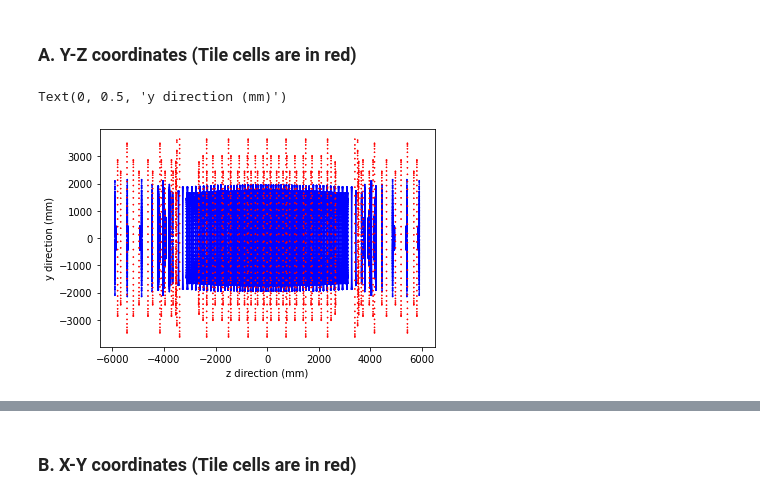
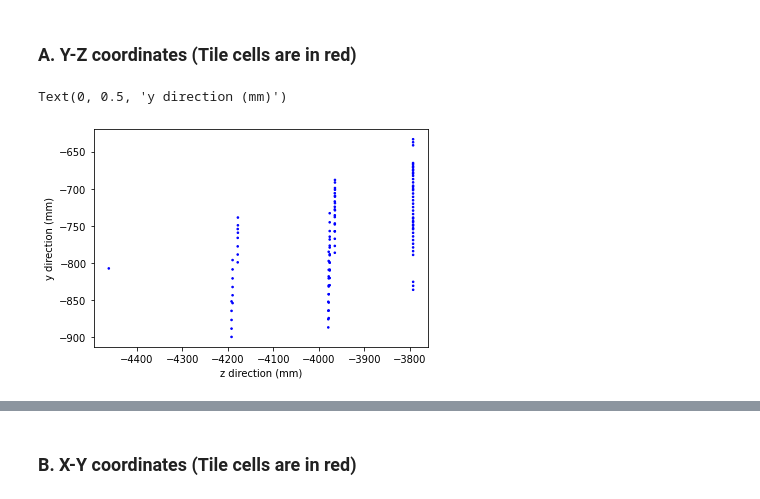
Before and after one commit to Debottam/MLBasedCaloClusteringPipeLine, a Jupyter notebook: CalorimeterDataVisualization_1events.ipynb, the cells around one changed output, grey strips where cells are left out. Drawn from its saved outputs; the diff is of its cells as text; code cells hidden in the pictures.

```diff
--- a/CalorimeterDataVisualization_1events.ipynb
+++ b/CalorimeterDataVisualization_1events.ipynb
@@ -45,5 +42,5 @@ trackML.ipynb
 # %%
-file = uproot.open("../MyxAODAnalysis_100evnts.outputs.root")
+file = uproot.open("../MyxAODAnalysis_withNB.outputs.root")
 # %%
 file.keys()
 # %% [output]
@@ -74,0 +80,2 @@ branches = tree.arrays()
+# %%
+first_cluster = branches['cluster_to_cell_indices'][0][0]
@@ -142,3 +185,8 @@ We decided to use following features from an event
 # Visualization of cell geometry
 # %% [markdown]
 ### A. Y-Z coordinates (Tile cells are in red)
+# %%
+first_cell_coordinate_z = cell_coordinate_z[first_cluster]
+first_cell_coordinate_y = cell_coordinate_y[first_cluster]
+first_cell_coordinate_x = cell_coordinate_x[first_cluster]
+first_cell_subCalo = cell_subCalo[first_cluster]
@@ -145,9 +199,10 @@ We decided to use following features from an event
 # %%
-s = 1
-col = np.where(cell_subCalo==3,'r','b')
-plt.scatter(cell_coordinate_z, cell_coordinate_y, marker='.', s=s, c=col)
+s = 10
+col = np.where(first_cell_subCalo==3,'r','b')
+plt.scatter(first_cell_coordinate_z, first_cell_coordinate_y, marker='.', s=s, c=col)
+#plt.xlim(0, -5000)
 plt.xlabel("z direction (mm)")
 plt.ylabel("y direction (mm)")
 # %% [output]
 Text(0, 0.5, 'y direction (mm)')
-[figure, old version]
+[figure, new version]
```
Also changed, not shown: parts of 16 cells of this notebook, 5 other files.
